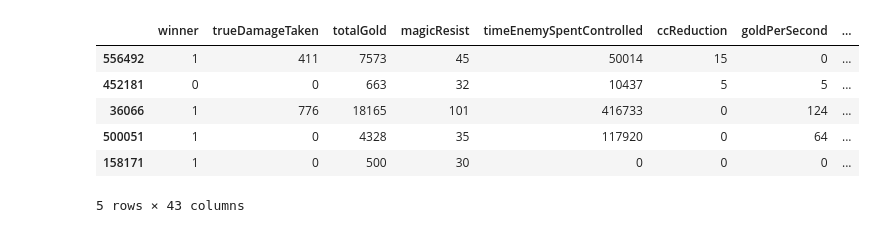
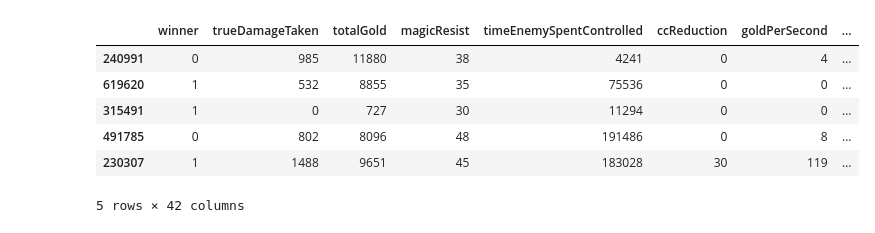
Before and after one commit to oracle-devrel/leagueoflegends-optimizer, a Jupyter notebook: notebooks/classifier.ipynb, the cells around one changed output. Drawn from its saved outputs; the diff is of its cells as text; code cells hidden in the pictures.

```diff
--- a/notebooks/classifier.ipynb
+++ b/notebooks/classifier.ipynb
@@ -138,9 +148,13 @@ Connection successful.
 # %%
 data = db.open_collection('predictor')
 all_data = list()
+i = 0
 for doc in data.find().getCursor():
     content = doc.getContent()
     all_data.append(content)
+    i+= 1
+    if i > 1000000:
+        break
 
 print('Data length: {}'.format(len(all_data)))
 # %% [output]
@@ -180,21 +194,21 @@ from autogluon.tabular import TabularPredictor, TabularDataset
 # %%
 df = TabularDataset(df)
 
 # drop columns we don't want
-df = df.drop(columns=['identifier', 'participantId'])
+df = df.drop(columns=['identifier', 'participantId', 'timestamp'])
 
 train = df.sample(frac=0.8,random_state=200) #random state is a seed value
 test = df.drop(train.index)
 
 train.head(5)
 # %% [output]
 |  | winner | trueDamageTaken | totalGold | magicResist | timeEnemySpentControlled | ccReduction | goldPerSecond | ... |
-| 556492 | 1 | 411 | 7573 | 45 | 50014 | 15 | 0 | ... |
-| 452181 | 0 | 0 | 663 | 32 | 10437 | 5 | 5 | ... |
-| 36066 | 1 | 776 | 18165 | 101 | 416733 | 0 | 124 | ... |
-| 500051 | 1 | 0 | 4328 | 35 | 117920 | 0 | 64 | ... |
-| 158171 | 1 | 0 | 500 | 30 | 0 | 0 | 0 | ... |
+| 240991 | 0 | 985 | 11880 | 38 | 4241 | 0 | 4 | ... |
+| 619620 | 1 | 532 | 8855 | 35 | 75536 | 0 | 0 | ... |
+| 315491 | 1 | 0 | 727 | 30 | 11294 | 0 | 0 | ... |
+| 491785 | 0 | 802 | 8096 | 48 | 191486 | 0 | 8 | ... |
+| 230307 | 1 | 1488 | 9651 | 45 | 183028 | 30 | 119 | ... |
-5 rows × 43 columns
+5 rows × 42 columns
 # %%
 label = 'winner'
 # %%
```
Also changed, not shown: parts of 16 cells of this notebook, 1 other file.
